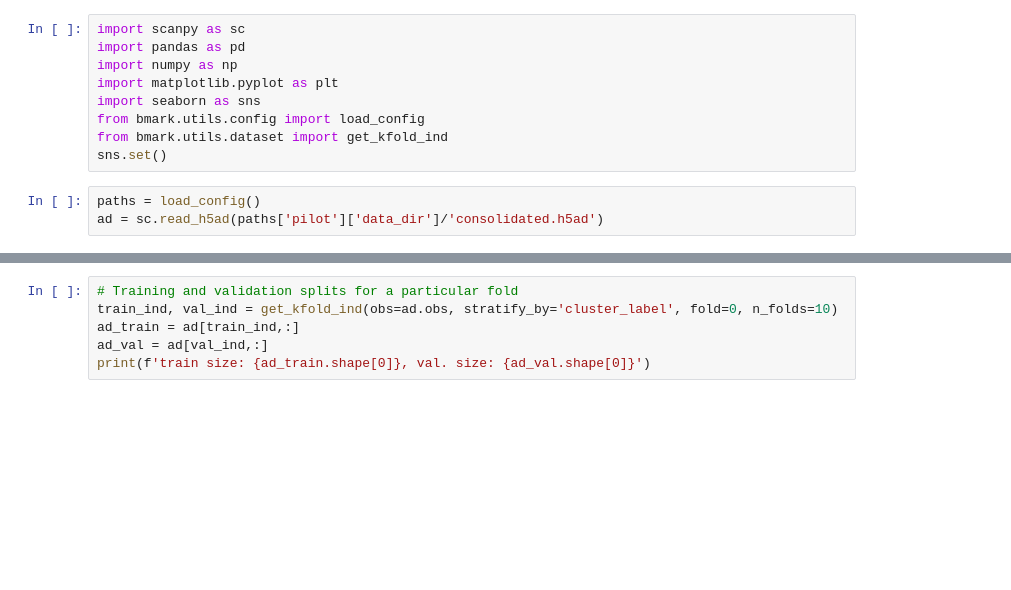
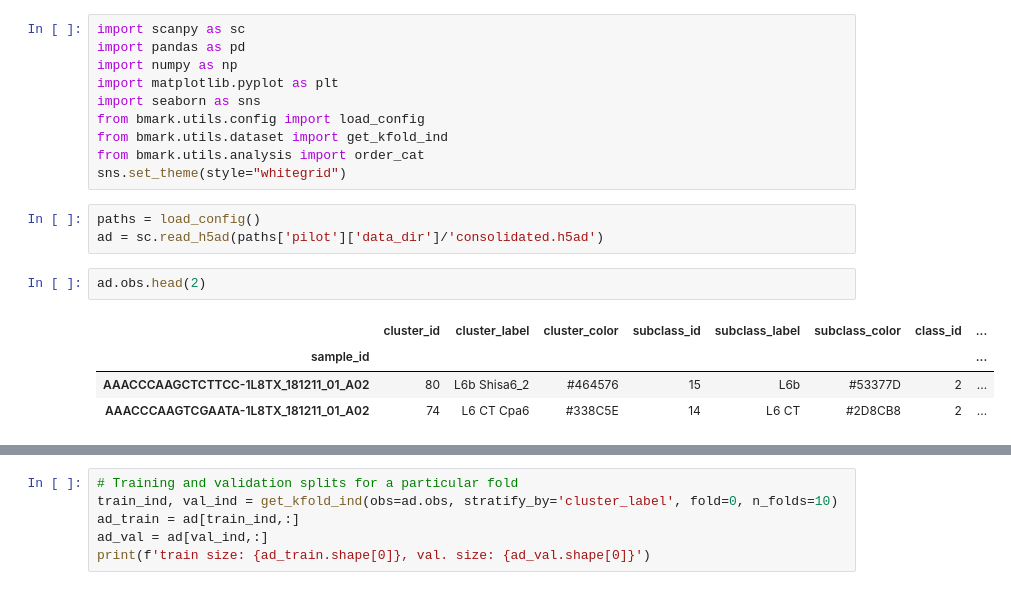
Before and after one commit to AllenInstitute/bmark, a Jupyter notebook: notebooks/00_explore_pilot.ipynb, the cells around one changed output, grey strips where cells are left out. Drawn from its saved outputs; the diff is of its cells as text; blank space fills up the shorter version.

```diff
--- a/notebooks/00_explore_pilot.ipynb
+++ b/notebooks/00_explore_pilot.ipynb
@@ -6,7 +6,15 @@ import matplotlib.pyplot as plt
 import seaborn as sns
 from bmark.utils.config import load_config
 from bmark.utils.dataset import get_kfold_ind
-sns.set()
+from bmark.utils.analysis import order_cat
+sns.set_theme(style="whitegrid")
 # %%
 paths = load_config()
 ad = sc.read_h5ad(paths['pilot']['data_dir']/'consolidated.h5ad')
+# %%
+ad.obs.head(2)
+# %% [output]
+|  | cluster_id | cluster_label | cluster_color | subclass_id | subclass_label | subclass_color | class_id | ... |
+| sample_id |  |  |  |  |  |  |  | ... |
+| AAACCCAAGCTCTTCC-1L8TX_181211_01_A02 | 80 | L6b Shisa6_2 | #464576 | 15 | L6b | #53377D | 2 | ... |
+| AAACCCAAGTCGAATA-1L8TX_181211_01_A02 | 74 | L6 CT Cpa6 | #338C5E | 14 | L6 CT | #2D8CB8 | 2 | ... |
```
Also changed, not shown: parts of 11 cells of this notebook.
